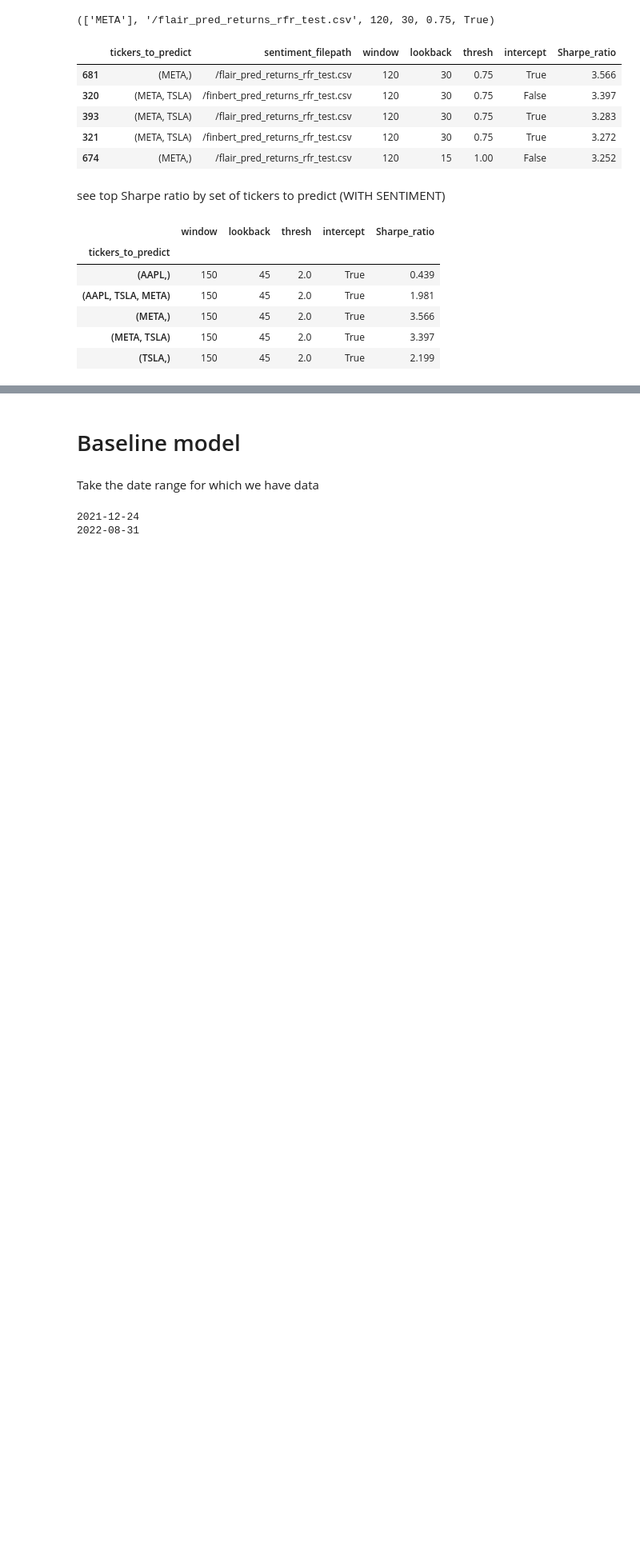
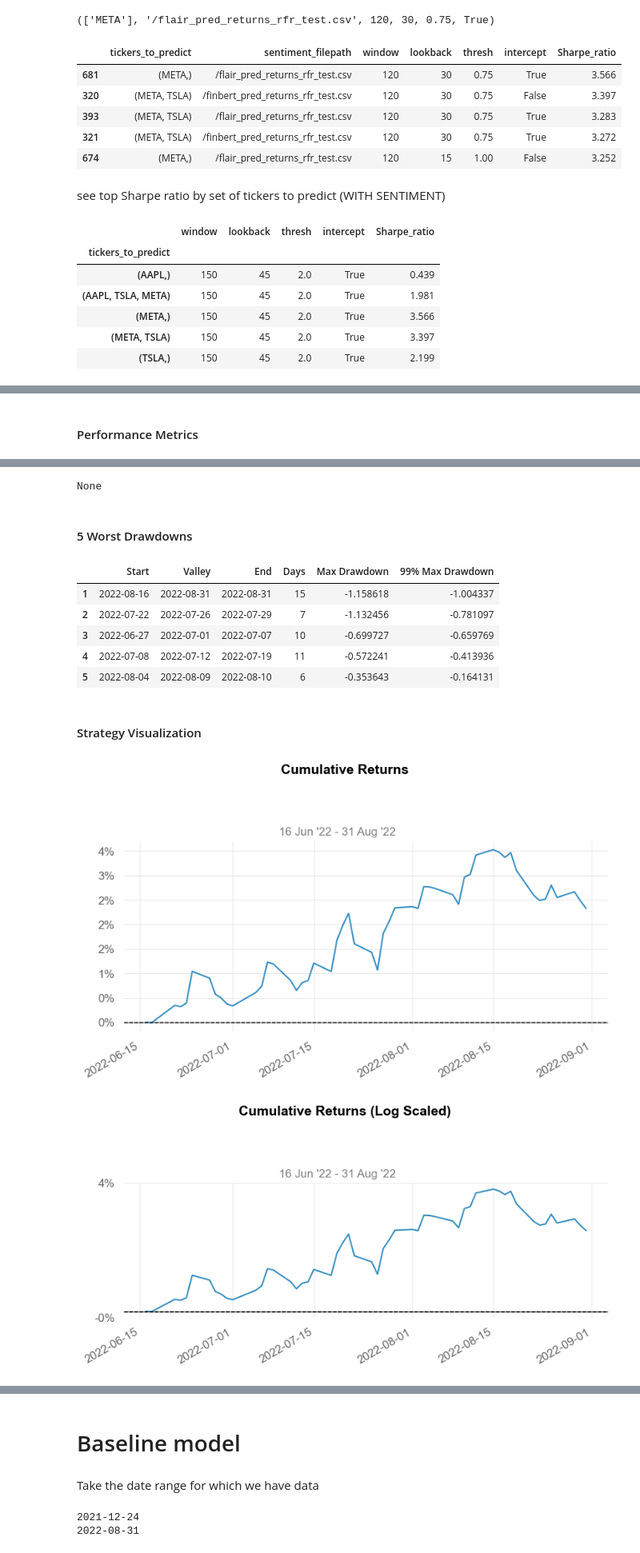
Before and after one commit to eltontay/Stock-Returns-Prediction-ML-Textual-Analysis, a Jupyter notebook: Data-Models/Linear_Regression_sent.ipynb, the cells around one changed output, grey strips where cells are left out. Shown at 80% size. Cells and saved outputs as stored; diff of their text form; code cells hidden in the pictures; blank space fills up the shorter version.

Commit message:
Ran full qs report on best params for joint prediction of AAPL, TSLA and META

```diff
--- a/Data-Models/Linear_Regression_sent.ipynb
+++ b/Data-Models/Linear_Regression_sent.ipynb
@@ -516,0 +534,6 @@ search_path_sent_df.to_csv('linear_reg_search3.csv', index=False)
+# %%
+# best params for joint model: # "('AAPL', 'TSLA', 'META')",/vader_pred_returns_rfr_test.csv,120,15,1.0,False,1.981
+ModelwSentiment(tickers_to_predict=['AAPL', 'TSLA', 'META'], sentiment_filepath='../Data/3_Predictions/Unstructured_Data/rf_regressor/returns/Tuned',
+sentiment_file='/vader_pred_returns_rfr_test.csv', window=120, lookback=15, thresh=1.0, intercept=False, fullReport=True)
+# %% [output]
+Performance Metrics
@@ -516,0 +557,11 @@ search_path_sent_df.to_csv('linear_reg_search3.csv', index=False)
+None
+5 Worst Drawdowns
+|  | Start | Valley | End | Days | Max Drawdown | 99% Max Drawdown |
+| 1 | 2022-08-16 | 2022-08-31 | 2022-08-31 | 15 | -1.158618 | -1.004337 |
+| 2 | 2022-07-22 | 2022-07-26 | 2022-07-29 | 7 | -1.132456 | -0.781097 |
+| 3 | 2022-06-27 | 2022-07-01 | 2022-07-07 | 10 | -0.699727 | -0.659769 |
+| 4 | 2022-07-08 | 2022-07-12 | 2022-07-19 | 11 | -0.572241 | -0.413936 |
+| 5 | 2022-08-04 | 2022-08-09 | 2022-08-10 | 6 | -0.353643 | -0.164131 |
+Strategy Visualization
+[figure, added]
+[figure, added]
```
Also changed, not shown: parts of 4 cells of this notebook.
